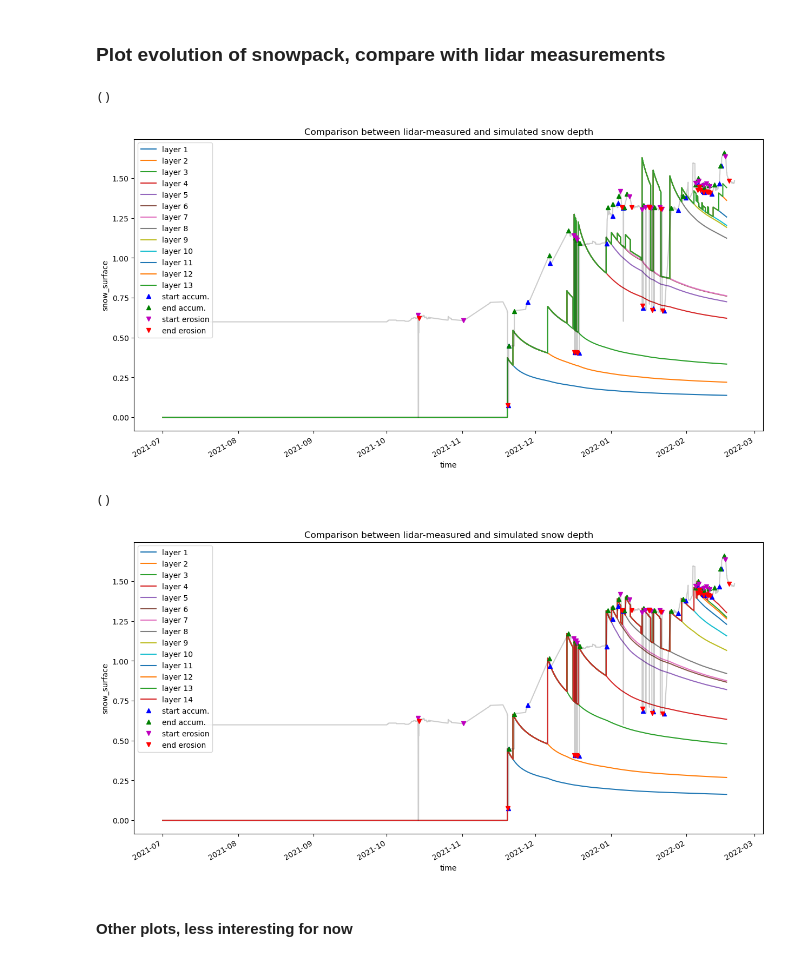
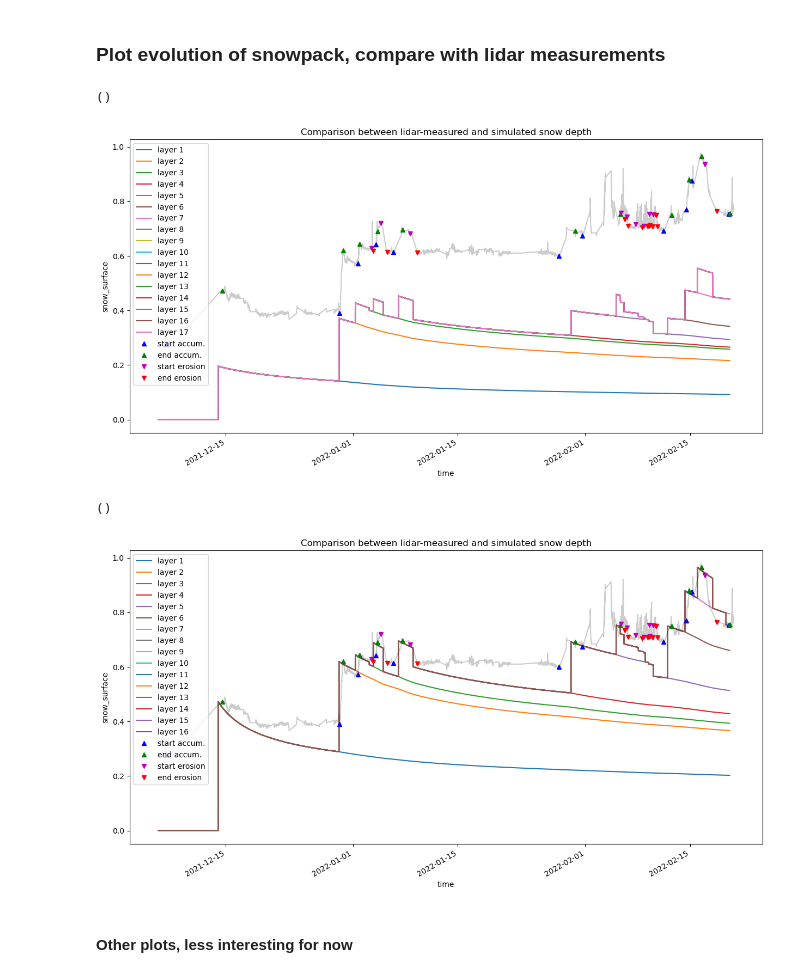
Before and after one commit to Mathilde-Bnt/MB_little_awk, a Jupyter notebook: falls_detection_and_snow_model/02-combining_snowfall_detection_and_compaction.ipynb, the cells around one changed output. Saved outputs shown, nothing was run; the diff lists cells and outputs as text; code cells hidden in the pictures.

```diff
--- a/falls_detection_and_snow_model/02-combining_snowfall_detection_and_compaction.ipynb
+++ b/falls_detection_and_snow_model/02-combining_snowfall_detection_and_compaction.ipynb
@@ -384,7 +388,8 @@ data_pit_2 = xr.open_dataset('snow_pit_2.nc')
 # %%
 # Define which dataset to use in what follows
 
-data_set_used = all_data_set
+data_set_used = data_dec_jan_feb
+# data_set_used
 # %%
 # Pre-processing to get clean data
 
@@ -409,7 +415,8 @@ y_sel = 20
 time_window_std = 25
 std_threshold = 0.015
 
-data_starting_date_in_ns = 1625149800000000000
+data_starting_date_in_ns = float(data_set_used.time.values[0])
+# print(data_starting_date_in_ns)
 # 1638796500000000000 is the first time point in data_dec_jan_feb
 # 1625149800000000000 is the first time point in all_data_set (2021-07-01-16:30)
 # 1638316800000000000 is the first time point in the snowpit datasets
@@ -425,7 +432,13 @@ a1 = 0.0013
 a2 = 0.021
 
 max_nb_of_layers = 20
-nb_iterations = 200000     # TODO adapt to duration of data
+
+data_starting_date_in_s = pd.to_datetime(data_set_used.time.values[0]).timestamp()
+data_ending_date_in_s = pd.to_datetime(data_set_used.time.values[-1]).timestamp()
+data_duration_in_s = data_ending_date_in_s - data_starting_date_in_s
+# print(data_duration_in_s)
+nb_iterations = int(data_duration_in_s/dt + 1)
+# print(nb_iterations)
 
 # 'Fixed' parameters
 tf = 0
@@ -469,13 +482,14 @@ ro_layer_evolution_artif, depth_evolution_artif, temperature_evolution_artif = s
 # %% [markdown]
 ### Plot evolution of snowpack, compare with lidar measurements
 # %%
-data_start_date = pd.to_datetime('2021-07-01T00:00')
+data_start_date = pd.to_datetime('2021-12-06T00:00')
 
-plot_simul_and_signal(data_set_used, x_sel, y_sel, depth_evolution, 13, data_start_date, dt, nb_iterations,
-                          start_accumulation, end_accumulation, start_erosion, end_erosion)
+plot_simul_and_signal(data_set_used, x_sel, y_sel, depth_evolution, 17, data_start_date, dt, nb_iterations,
+                          start_accumulation, end_accumulation, start_erosion, end_erosion,
+                     save_file=False, my_file_name='index_window_point_20-20_-1.png')
 # %% [output]
 ()
-[figure, old version]
+[figure, new version]
 # %%
 # Note on the above figure: if erosion and accumulation are quasi-simultaneous, they will not be taken into account (the timestamp is passed, so we add a layer,
 # and then delete it because the other timestamp is passed). If the erosion is smalle rthan the accumulation, the same thing happens but instead of deleting the layer we just added,
@@ -483,13 +497,12 @@ plot_simul_and_signal(data_set_used, x_sel, y_sel, depth_evolution, 13, data_sta
 
 # The code does what we want it to correctly, even though looking at the curves may be confusing because we cannot see the discretization directly.
 # %%
-data_start_date = pd.to_datetime('2021-07-01T00:00')
-
-plot_simul_and_signal(data_set_used, x_sel, y_sel, depth_evolution_artif, 14, data_start_date, dt, nb_iterations,
-                          start_accumulation, end_accumulation, start_erosion, end_erosion)
+plot_simul_and_signal(data_set_used, x_sel, y_sel, depth_evolution_artif, 16, data_start_date, dt, nb_iterations,
+                          start_accumulation, end_accumulation, start_erosion, end_erosion,
+                     save_file=False, my_file_name='index_window_point_20-20_-2.png')
 # %% [output]
 ()
-[figure, old version]
+[figure, new version]
 # %% [markdown]
 #### Other plots, less interesting for now
 # %%
```
Also changed, not shown: parts of 6 cells of this notebook, 2 other files.
